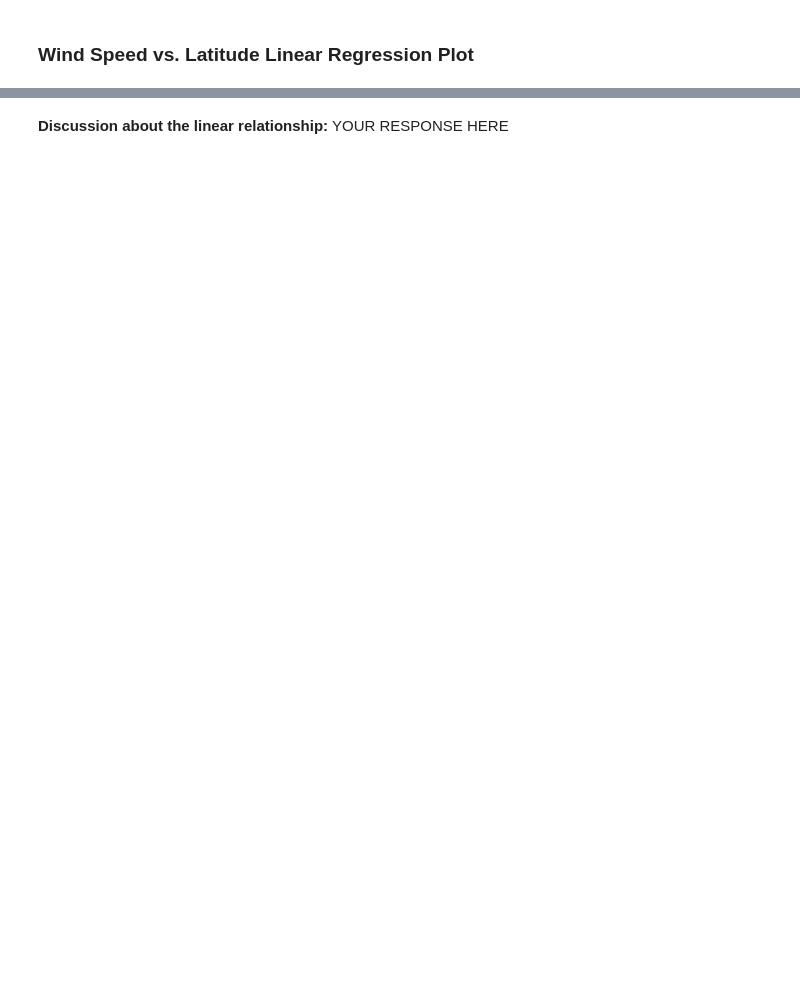
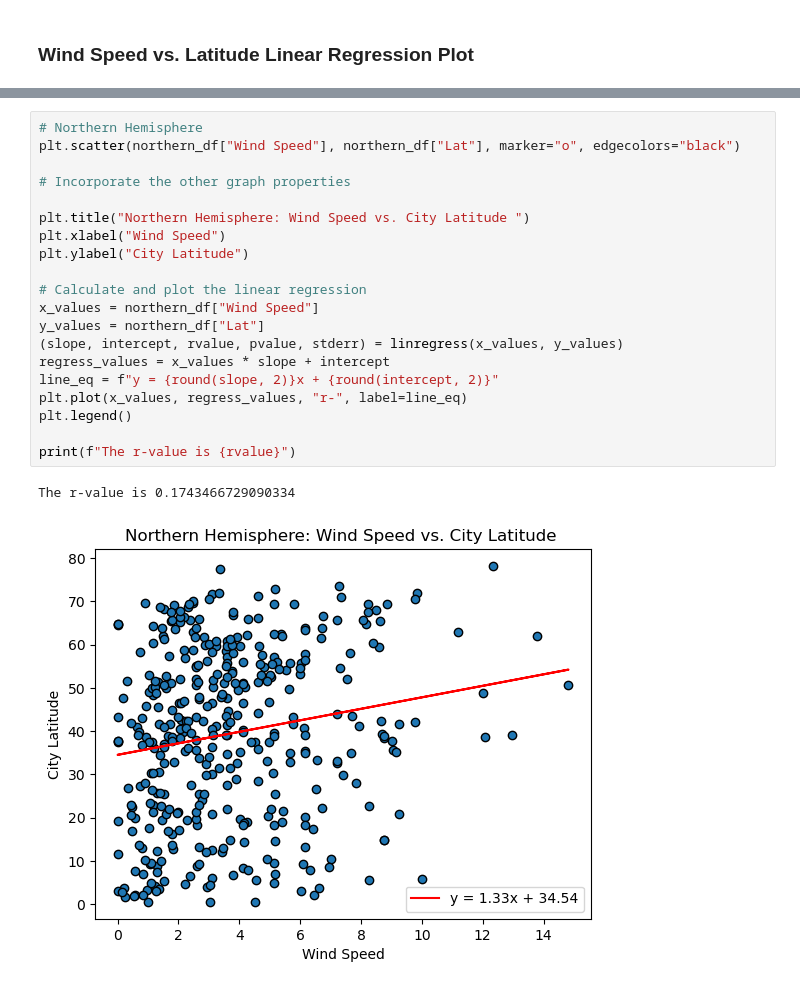
Before and after one commit to ssufi/python-api-challenge, a Jupyter notebook: Starter_Code/starter_code/WeatherPy.ipynb, the cells around one changed output, grey strips where cells are left out. Saved outputs shown, nothing was run; the diff lists cells and outputs as text; blank space fills up the shorter version.

```diff
--- a/Starter_Code/starter_code/WeatherPy.ipynb
+++ b/Starter_Code/starter_code/WeatherPy.ipynb
@@ -405,2 +427,23 @@ The r-value is: 0.062239040700515696
-# %% [markdown]
-**Discussion about the linear relationship:** YOUR RESPONSE HERE
+# %%
+# Northern Hemisphere
+plt.scatter(northern_df["Wind Speed"], northern_df["Lat"], marker="o", edgecolors="black")
+
+# Incorporate the other graph properties
+
+plt.title("Northern Hemisphere: Wind Speed vs. City Latitude ")
+plt.xlabel("Wind Speed")
+plt.ylabel("City Latitude")
+
+# Calculate and plot the linear regression
+x_values = northern_df["Wind Speed"]
+y_values = northern_df["Lat"]
+(slope, intercept, rvalue, pvalue, stderr) = linregress(x_values, y_values)
+regress_values = x_values * slope + intercept
+line_eq = f"y = {round(slope, 2)}x + {round(intercept, 2)}"
+plt.plot(x_values, regress_values, "r-", label=line_eq)
+plt.legend()
+
+print(f"The r-value is {rvalue}")
+# %% [output]
+The r-value is 0.1743466729090334
+[figure, added]
```
Also changed, not shown: parts of 18 cells of this notebook, 2 other files.
